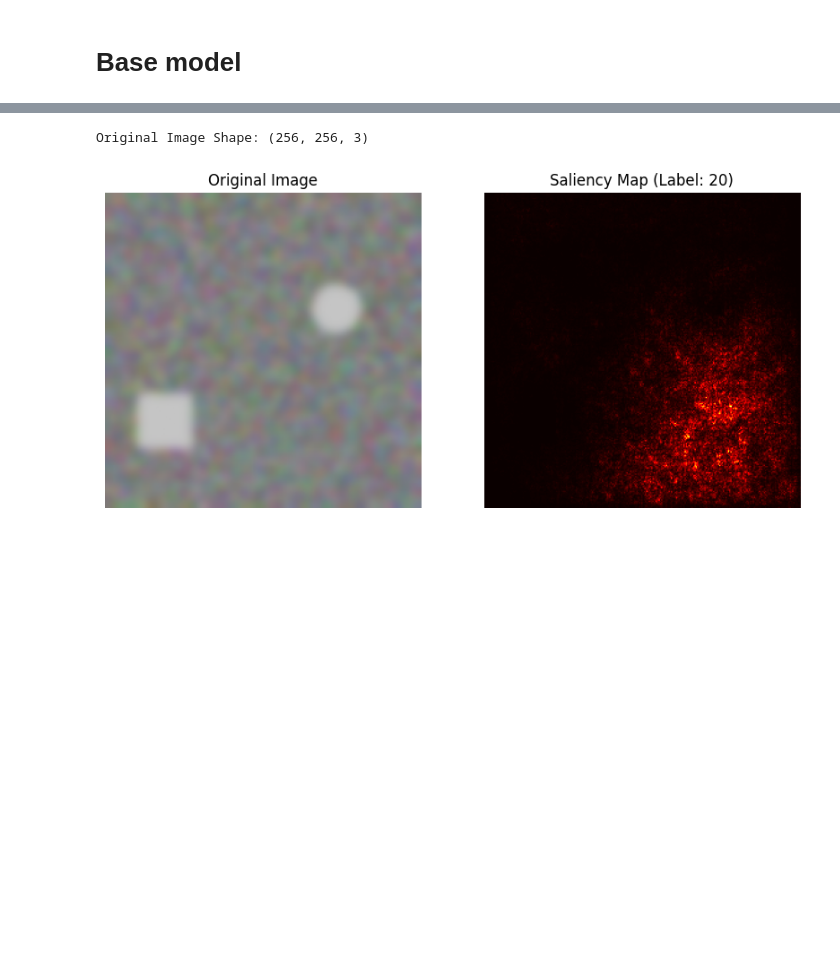
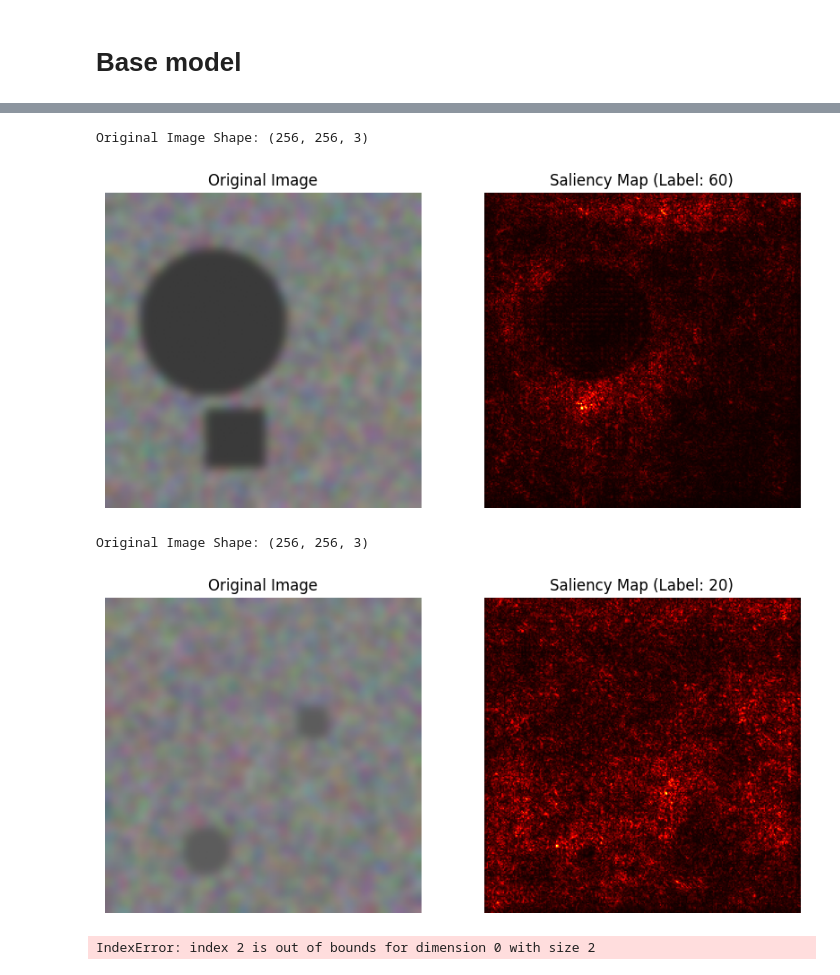
Before and after one commit to a-lundsgaard/XAI-in-Medical-Image-Analysis, a Jupyter notebook: notebooks/index.ipynb, the cells around one changed output, grey strips where cells are left out. Cells and saved outputs as stored; diff of their text form; code cells hidden in the pictures; blank space fills up the shorter version.

```diff
--- a/notebooks/index.ipynb
+++ b/notebooks/index.ipynb
@@ -12,7 +12,7 @@ if module_path not in sys.path:
 from src.models.baseModels.resnet_regression import ResNetModel
 importlib.reload(sys.modules['src.models.baseModels.resnet_regression'])
 
-resnet = ResNetModel(data_dir='../datasets/artificial_data/ExtremeNoise2dGenerator_images', num_epochs=10)
+resnet = ResNetModel(data_dir='../datasets/artificial_data/ExtremeNoise2dGenerator_images', num_epochs=1)
 resnet.load_data()
 resnet.train()
 resnet.evaluate()
@@ -37,17 +22,16 @@ Loss of the network on the test images: 57.924293518066406
 # %%
 from src.XAI.XAI import XAIResNet
 
 # Assuming XAIResNet was already imported previously
 importlib.reload(sys.modules['src.XAI.XAI'])
 
 # Initialize XAI instance
 xai_resnet = XAIResNet(modelWrapper=resnet, device=resnet.device)
 # Fetch an image and its label from the test data
-input_image, input_label = resnet.get_single_test_image(index=11)
-# Check if data was retrieved
-if input_image is not None:
-    # Generate and view the saliency map for the selected image and label
-    xai_resnet.generate_saliency_map(input_image, input_label)
+xai_resnet.get_saliency_maps(image_count=5)
 # %% [output]
 Original Image Shape: (256, 256, 3)
-[figure, old version]
+[figure, new version]
+Original Image Shape: (256, 256, 3)
+[figure, added]
+IndexError: index 2 is out of bounds for dimension 0 with size 2
```
Also changed, not shown: parts of 1 cell of this notebook, 2 other files.
